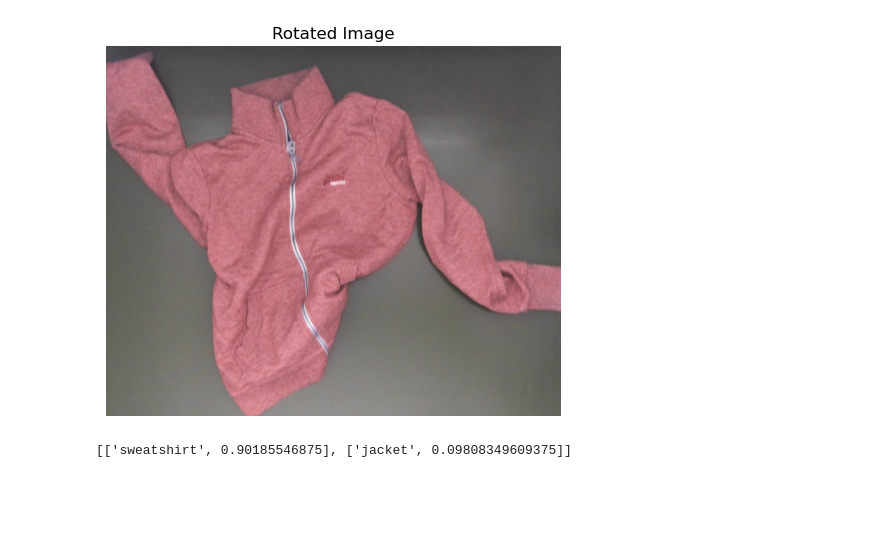
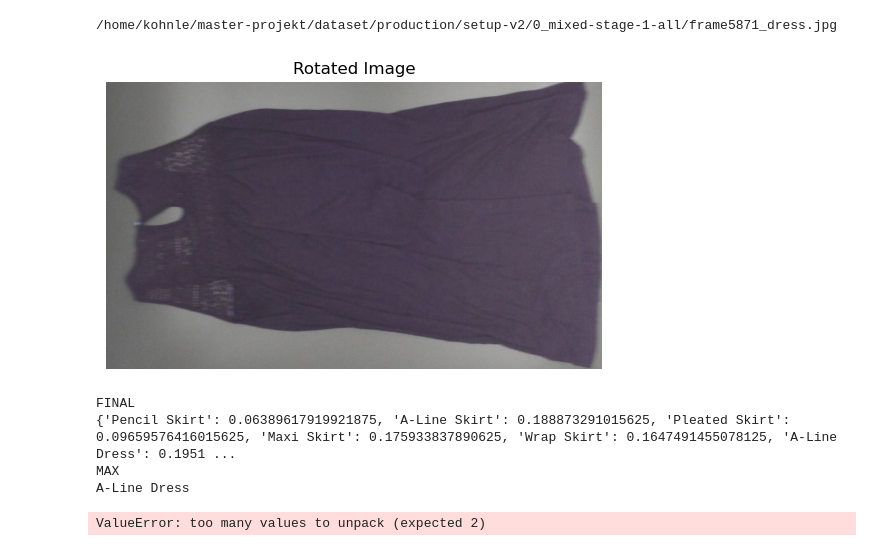
Before and after one commit to kohnmart/master-projekt, a Jupyter notebook: notebooks/pytorch/classifier/clip.ipynb, the cells around one changed output. Drawn from its saved outputs; the diff is of its cells as text; code cells hidden in the pictures; blank space fills up the shorter version.

```diff
--- a/notebooks/pytorch/classifier/clip.ipynb
+++ b/notebooks/pytorch/classifier/clip.ipynb
@@ -19,29 +19,43 @@ import numpy as np
 # %%
 clip_instance = ClipFast(model_name='ViT-L/14')
 # %%
-class_name = 'sweatshirt'
-relative_path = get_training_data_path('production', class_name)
-fullpath = os.path.join(relative_path, 'frame2843_sweatshirt_jacket_.jpg')
+relative_path = get_training_data_path('setup-v2', '0_mixed-stage-1-all')
+fullpath = os.path.join(relative_path, 'frame5871_dress.jpg')
+print(fullpath)
+# %% [output]
+/home/kohnle/master-projekt/dataset/production/setup-v2/0_mixed-stage-1-all/frame5871_dress.jpg
 # %%
 image = cv2.imread(fullpath)
 
 rot_accuracy = []
 
 rot_frame_rgb = image
 
 # Display the rotated image using Matplotlib
 plt.imshow(rot_frame_rgb)
 plt.title('Rotated Image')
 plt.axis('off')  # Hide axis
 plt.show()
 
-clip_instance.image = rot_frame_rgb
-clip_instance.classes = ['sweatshirt', 'jacket']
-res = clip_instance.process(image)
+with_rotation = True
+
+skirts = ["Pencil Skirt", "A-Line Skirt", "Pleated Skirt", "Maxi Skirt", "Wrap Skirt"]
+dresses = ["A-Line Dress", "Sheath Dress", "Wrap Dress", "Maxi Dress", "Shift Dress"]
+
+combined = skirts + dresses
+
+res = clip_instance.subpath([], 'dress', 'dress', combined, rot_frame_rgb, True)
+print("FINAL")
 print(res)
+max_type = max(res, key=res.get)
+print("MAX")
+print(max_type)
 # %% [output]
-[figure, old version]
+[figure, new version]
-[['sweatshirt', 0.90185546875], ['jacket', 0.09808349609375]]
+FINAL
+{'Pencil Skirt': 0.06389617919921875, 'A-Line Skirt': 0.188873291015625, 'Pleated Skirt': 0.09659576416015625, 'Maxi Skirt': 0.175933837890625, 'Wrap Skirt': 0.1647491455078125, 'A-Line Dress': 0.1951 ...
+MAX
+A-Line Dress
 # %%
 
     underwear_matrix = np.array([
@@ -51,3 +65,5 @@ print(res)
     ])
 
 ClothingSimilarity.get_weighted_accuracy(1, clip_instance.classes, res, underwear_matrix)
+# %% [output]
+ValueError: too many values to unpack (expected 2)
```
Also changed, not shown: parts of 1 cell of this notebook, 10 other files.
